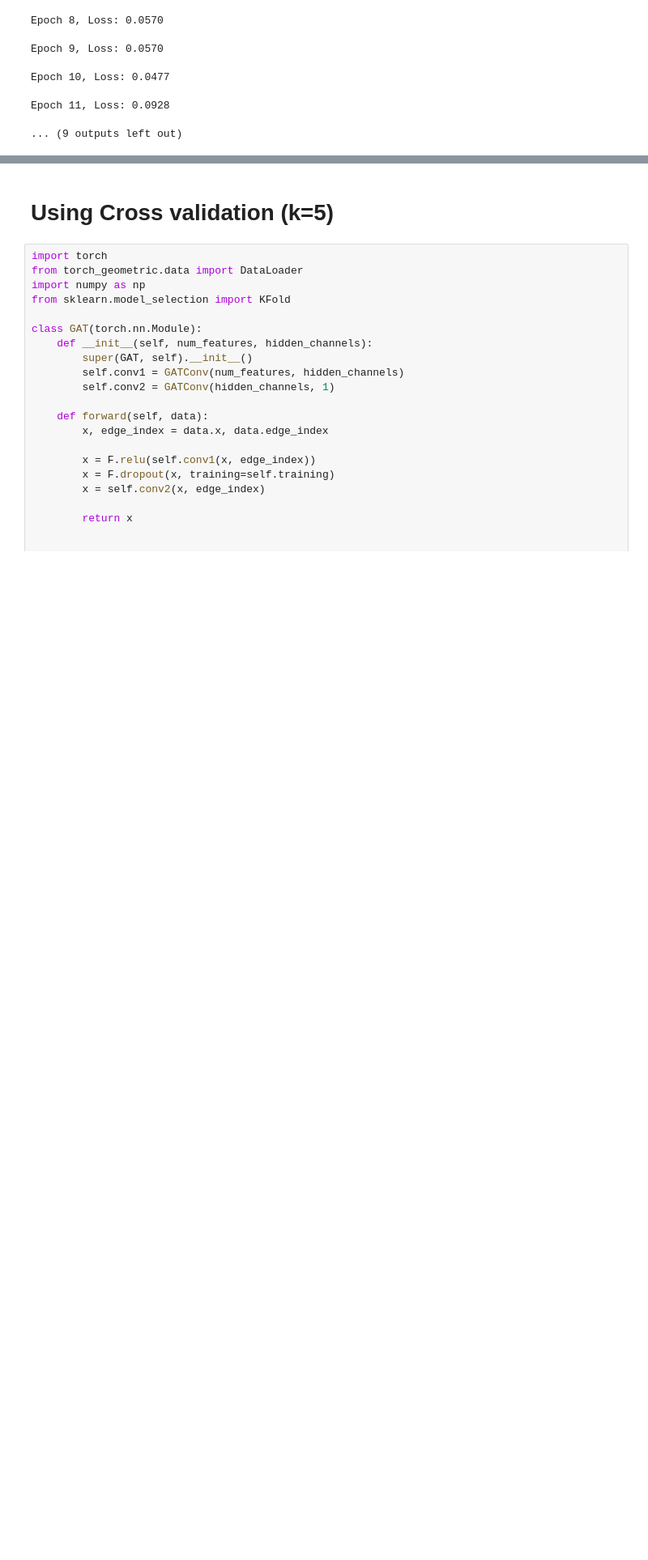
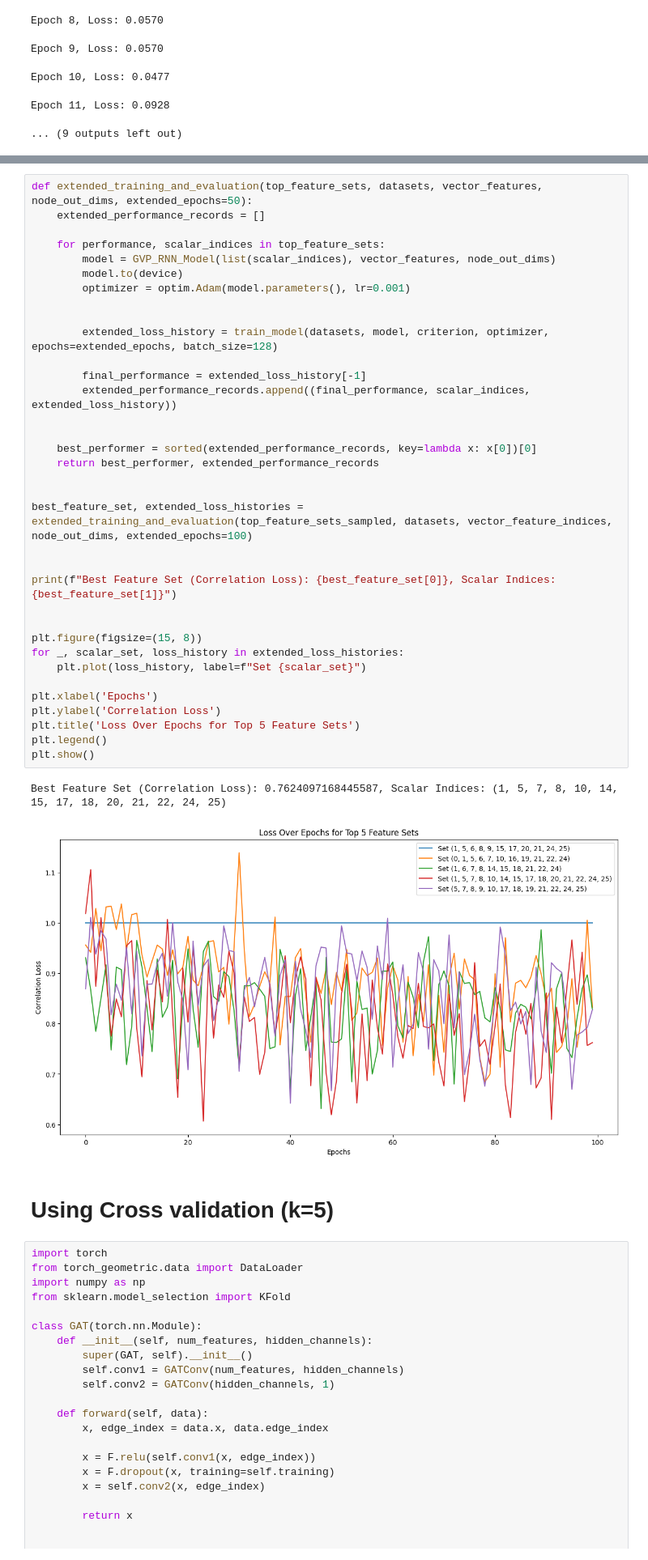
Before and after one commit to arielflt/Protein, a Jupyter notebook: Project.ipynb, the cells around one changed output, grey strips where cells are left out. Shown at 81% size. Saved outputs shown, nothing was run; the diff lists cells and outputs as text; blank space fills up the shorter version.

Commit message:
random feature ablation
on gvp model

```diff
--- a/Project.ipynb
+++ b/Project.ipynb
@@ -1151,3 +1253,41 @@ Epoch 6, Loss: 0.6908, Pearson Correlation: 0.12087134552698173
+# %%
+def extended_training_and_evaluation(top_feature_sets, datasets, vector_features, node_out_dims, extended_epochs=50):
+    extended_performance_records = []
+
+    for performance, scalar_indices in top_feature_sets:
+        model = GVP_RNN_Model(list(scalar_indices), vector_features, node_out_dims)
+        model.to(device)
+        optimizer = optim.Adam(model.parameters(), lr=0.001)
+
+
+        extended_loss_history = train_model(datasets, model, criterion, optimizer, epochs=extended_epochs, batch_size=128)
+
+        final_performance = extended_loss_history[-1]
+        extended_performance_records.append((final_performance, scalar_indices, extended_loss_history))
+
+
+    best_performer = sorted(extended_performance_records, key=lambda x: x[0])[0]
+    return best_performer, extended_performance_records
+
+
+best_feature_set, extended_loss_histories = extended_training_and_evaluation(top_feature_sets_sampled, datasets, vector_feature_indices, node_out_dims, extended_epochs=100)
+
+
+print(f"Best Feature Set (Correlation Loss): {best_feature_set[0]}, Scalar Indices: {best_feature_set[1]}")
+
+
+plt.figure(figsize=(15, 8))
+for _, scalar_set, loss_history in extended_loss_histories:
+    plt.plot(loss_history, label=f"Set {scalar_set}")
+
+plt.xlabel('Epochs')
+plt.ylabel('Correlation Loss')
+plt.title('Loss Over Epochs for Top 5 Feature Sets')
+plt.legend()
+plt.show()
+# %% [output]
+Best Feature Set (Correlation Loss): 0.7624097168445587, Scalar Indices: (1, 5, 7, 8, 10, 14, 15, 17, 18, 20, 21, 22, 24, 25)
+[figure, added]
 # %% [markdown]
 # Using Cross validation (k=5)
 # %%
```
Also changed, not shown: parts of 2 cells of this notebook.
